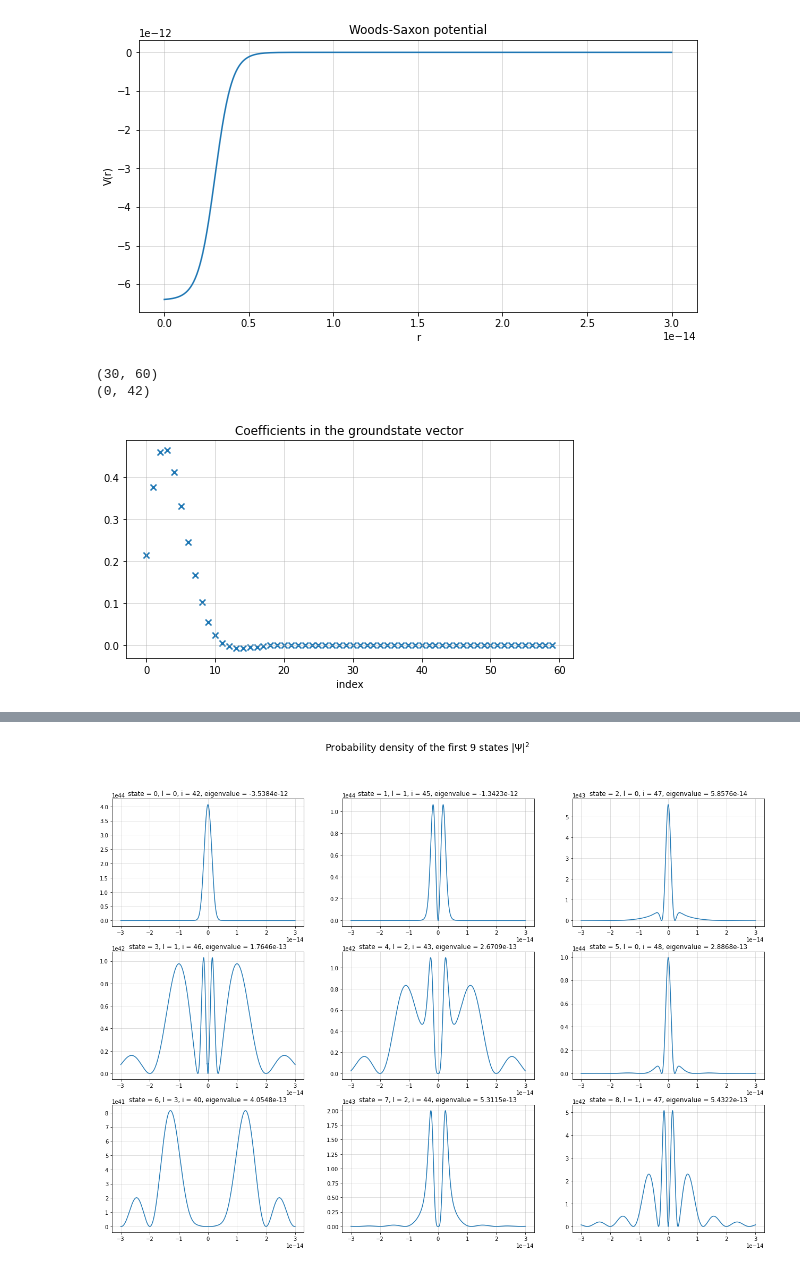
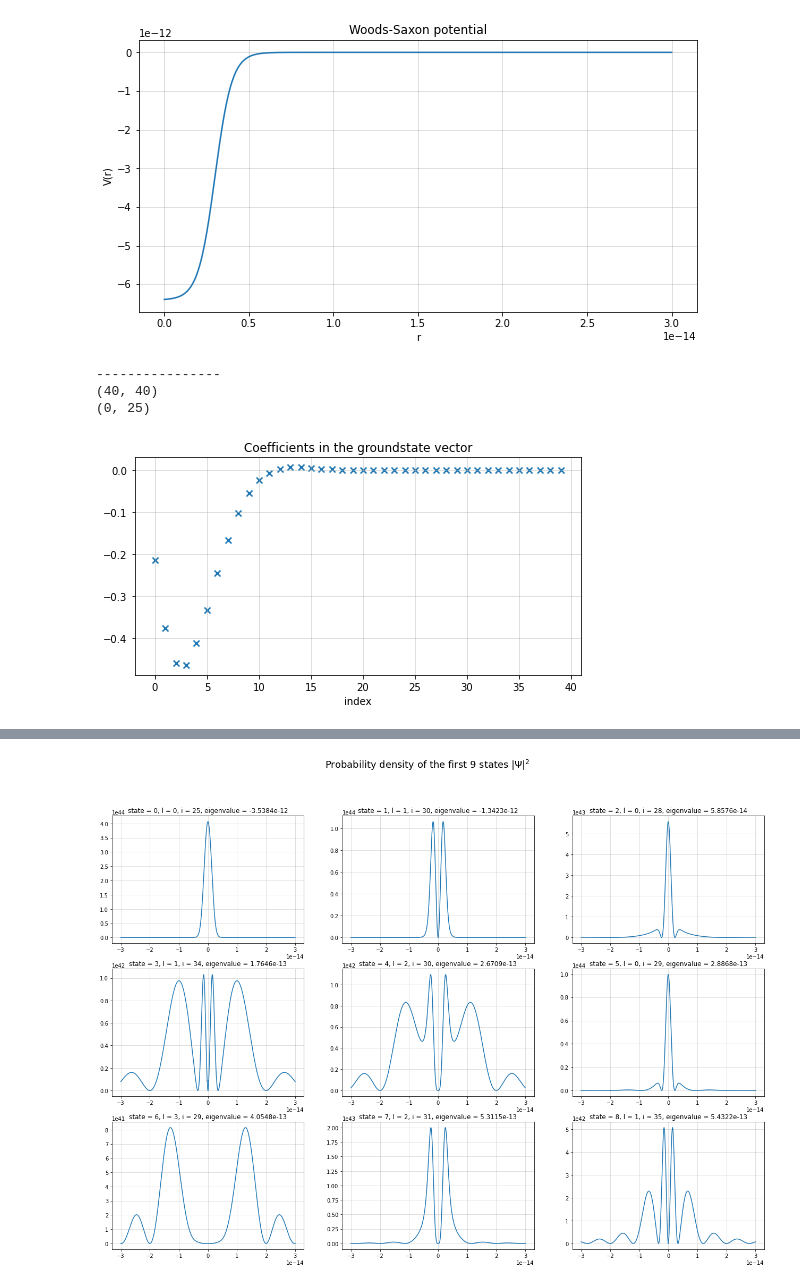
Before and after one commit to TobiLeitgeb/ComputationalPhysics_VO_code, a Jupyter notebook: main.ipynb, the cells around one changed output, grey strips where cells are left out. Cells and saved outputs as stored; diff of their text form; code cells hidden in the pictures.

```diff
--- a/main.ipynb
+++ b/main.ipynb
@@ -279,11 +279,11 @@ def integrand_scipy(r,i,i_bar,l):
 def integrand_V(r,i,i_bar,l):
     return J_lx(l,k_il[i_bar,l] * r) * J_lx(l,k_il[i,l] * r) * r**2 *V(r)
 
-def length_matrix(l_max):
-    n_matricies = 0
-    for l in range(l_max+1):
-        n_matricies += (2*l + 1)
-    return n_matricies
+# def length_matrix(l_max):
+#     n_matricies = 0
+#     for l in range(l_max+1):
+#         n_matricies += (2*l + 1)
+#     return n_matricies
 
 @nb.jit(nopython=True)
 def calculate_alpha(j,l):
@@ -315,12 +315,12 @@ def calculate_single_H(l,n_roots):
 
 def calc_evs(l,n_roots):
     # jac_routine = Jacobi(calculate_single_T(l,n_roots) + calculate_single_V(l,n_roots))
-    jac_routine = Jacobi(calculate_single_H(l,n_roots))
-    jac_routine.jacobi_diagonalization()
-    return jac_routine.d
+    H = calculate_single_T(l,n_roots) + calculate_single_V(l,n_roots)
+    # jac_routine.jacobi_diagonalization()
+    return jacobi_diagonalization(H)
 
 def numpy_eigvals(l,n_roots):
-    return np.linalg.eig(calculate_single_H(l,n_roots))[0]
+    return np.linalg.eig(calculate_single_H(l,n_roots))[0], np.linalg.eig(calculate_single_H(l,n_roots))[1]
 
 def numpy_eigvecs(l,n_roots):
     return np.linalg.eig(calculate_single_H(l,n_roots))[1]
@@ -464,33 +453,33 @@ ax.grid(alpha=0.5)
 # %% [output]
 [figure]
 # %%
-from joblib import Parallel, delayed
-import multiprocessing
-
-l_max = 30
-n_roots = 60
+l_max = 40
+n_roots = 40
 
 num_cores = multiprocessing.cpu_count()
-# evs = Parallel(n_jobs=num_cores)(delayed(calc_evs)(l,n_roots) for l in range(l_max))
+all_eigen = Parallel(n_jobs=num_cores)(delayed(numpy_eigvals)(l, n_roots) for l in range(l_max))
 
-# horribly inefficient, just didnt know how to use it with Parallel
-np_eigvals = np.array(Parallel(n_jobs=num_cores)(delayed(numpy_eigvals)(l, n_roots) for l in range(l_max)))
-np_eigvecs = np.array(Parallel(n_jobs=num_cores)(delayed(numpy_eigvecs)(l, n_roots) for l in range(l_max)))
-argmin_eigvals = np.unravel_index(np.argmin(np_eigvals), np_eigvals.shape)
-print(np_eigvals.shape)
+eigvals = np.zeros((l_max,n_roots))
+eigvecs = np.zeros((l_max,n_roots,n_roots))
+for ind, eigen in enumerate(all_eigen):
+    eigvals[ind] = eigen[0]
+    eigvecs[ind] = eigen[1]
+print("----------------")
+
+argmin_eigvals = np.unravel_index(np.argmin(eigvals), eigvals.shape)
+print(eigvals.shape)
 print(argmin_eigvals)
-eigvec_groundstate = np_eigvecs[argmin_eigvals[0],:,argmin_eigvals[1]]
+eigvec_groundstate = eigvecs[argmin_eigvals[0],:,argmin_eigvals[1]]
 l = argmin_eigvals[0]
-# eigvec_groundstate = np_eigvecs[10,:,10]
-# print(eigvec_groundstate)
 
 fig, ax = plt.subplots(1,1,figsize=(8,4))
 ax.scatter(np.arange(0,n_roots),eigvec_groundstate, marker="x")
 ax.set_title("Coefficients in the groundstate vector")      # l = argmin_eigvals[0] ~ usually 0 - makes sense
 ax.set_xlabel("index")
 ax.grid(alpha=0.5)
 # %% [output]
-(30, 60)
-(0, 42)
+----------------
+(40, 40)
+(0, 25)
-[figure, old version]
+[figure, new version]
 # %%
```
Also changed, not shown: parts of 9 cells of this notebook.
